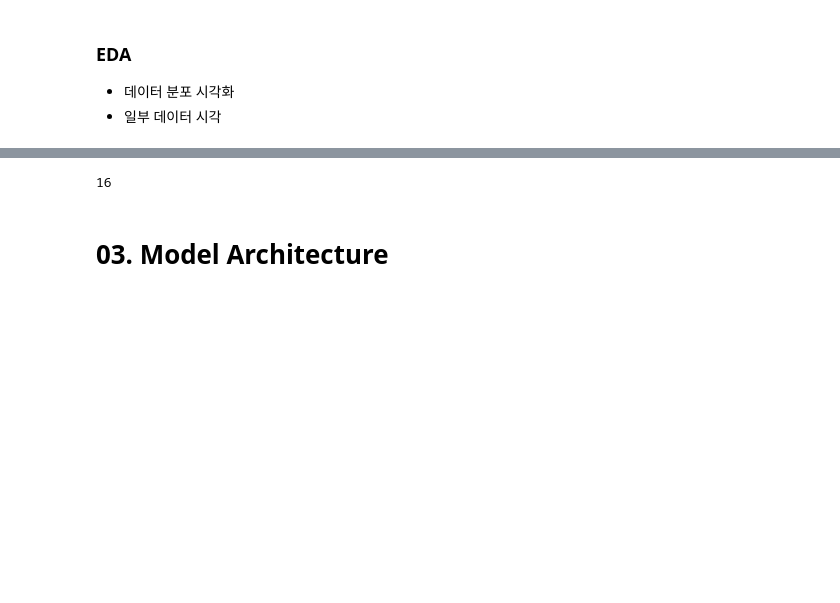
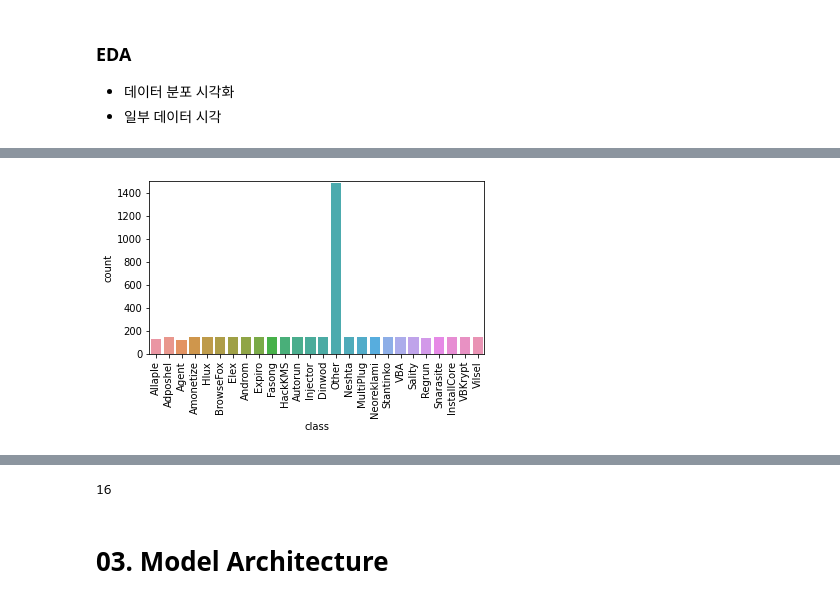
Before and after one commit to Steve-YJ/Colab_Exercise, a Jupyter notebook: [for_Paper]_post_graduate_ReNet_152_MaleVis.ipynb, the cells around one changed output, grey strips where cells are left out. Saved outputs shown, nothing was run; the diff lists cells and outputs as text; code cells hidden in the pictures; blank space fills up the shorter version.

```diff
--- a/[for_Paper]_post_graduate_ReNet_152_MaleVis.ipynb
+++ b/[for_Paper]_post_graduate_ReNet_152_MaleVis.ipynb
@@ -310,0 +343,12 @@ df.head()
+# %%
+import os
+
+root_dir = './malevis_train_val_224x224/val'
+malevis_val_dict = {"class" : []}
+
+for file in os.listdir(root_dir):
+    print(file, len(os.listdir(os.path.join(root_dir, file))))
+    for num in os.listdir(os.path.join(root_dir, file)):
+        malevis_val_dict['class'].append(file)
+
+print(malevis_val_dict)
@@ -310,0 +373,3 @@ df.head()
+# %%
+df_val = pd.DataFrame.from_dict(malevis_val_dict)
+df_val.head()
@@ -326,3 +399,15 @@ plt.show()
+# %%
+import seaborn as sns
+
+plt.figure()
+g = sns.countplot(x="class", data = df_val)
+g.set_xticklabels(g.get_xticklabels(), rotation=90)
+plt.subplots_adjust(bottom=0.28)
+plt.ylim(0, 1500)
+plt.savefig('./val_num_of_samples_r90')
+plt.show()
+# %% [output]
+[figure, added]
 # %%
 def imshow(inp, title=None):
     """Imshow for Tensor."""
```
Also changed, not shown: parts of 17 cells of this notebook.
